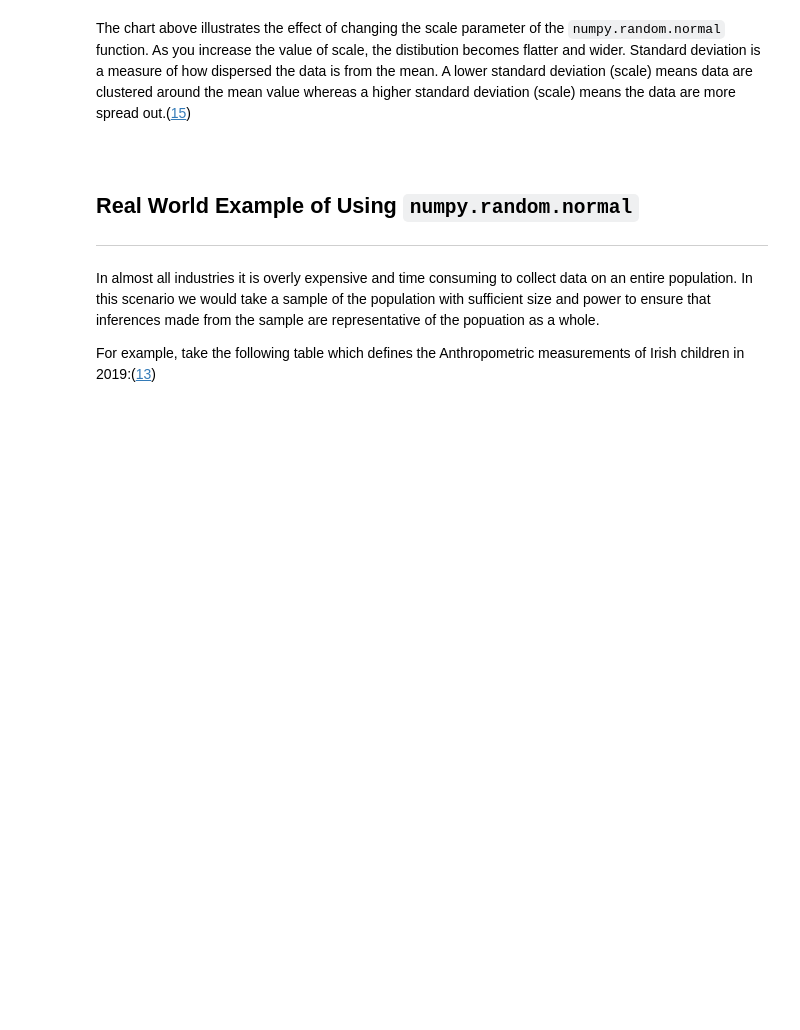
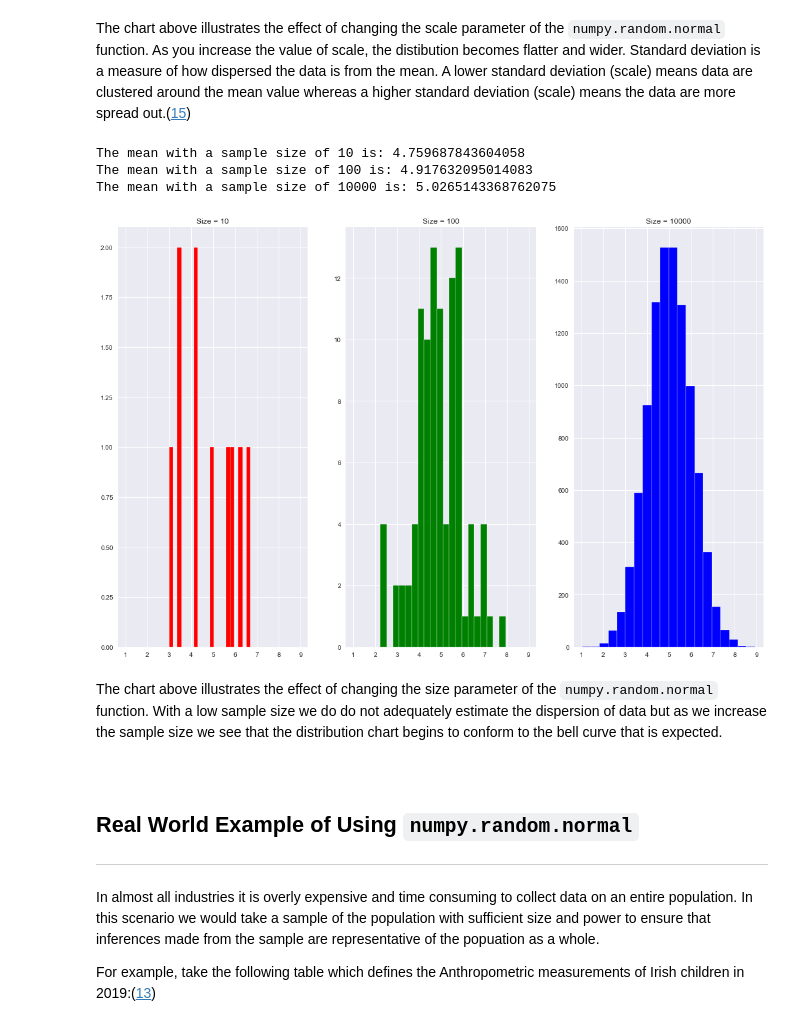
Before and after one commit to Sam-Tracey/numpy-random, a Jupyter notebook: numpy-random.ipynb, the cells around one changed output. Drawn from its saved outputs; the diff is of its cells as text; code cells hidden in the pictures; blank space fills up the shorter version.

Commit message:
Continued work on distributions

```diff
--- a/numpy-random.ipynb
+++ b/numpy-random.ipynb
@@ -602,5 +602,33 @@ plt.show()
 # %% [markdown]
 The chart above illustrates the effect of changing the scale parameter of the <code>numpy.random.normal</code> function. As you increase the value of scale, the distibution becomes flatter and wider. Standard deviation is a measure of how dispersed the data is from the mean. A lower standard deviation (scale) means data are clustered around the mean value whereas a higher standard deviation (scale) means the data are more spread out.([15](https://www.nlm.nih.gov/nichsr/stats_tutorial/section2/mod8_sd.html))
+# %%
+# Illustrating the impact of Size
+# Define 3 ndarrays with varying Sizes
+arr1 = np.random.normal(5, 1, 10)
+arr2 = np.random.normal(5, 1, 100)
+arr3 = np.random.normal(5, 1, 10000)
+
+
+fig, axs = plt.subplots(1, 3, sharex=True)
+
+axs[0].hist(arr1, bins=20, edgecolor='white', color='red')
+axs[0].title.set_text('Size = 10')
+axs[1].hist(arr2, bins=20, edgecolor='white', color='green')
+axs[1].title.set_text('Size = 100')
+axs[2].hist(arr3, bins=20, edgecolor='white', color='blue')
+axs[2].title.set_text('Size = 10000')
+
+
+print(f'The mean with a sample size of 10 is: {arr1.mean()}')
+print(f'The mean with a sample size of 100 is: {arr2.mean()}')
+print(f'The mean with a sample size of 10000 is: {arr3.mean()}')
+# %% [output]
+The mean with a sample size of 10 is: 4.759687843604058
+The mean with a sample size of 100 is: 4.917632095014083
+The mean with a sample size of 10000 is: 5.0265143368762075
+[figure, added]
+# %% [markdown]
+The chart above illustrates the effect of changing the size parameter of the <code>numpy.random.normal</code> function. With a low sample size we do do not adequately estimate the dispersion of data but as we increase the sample size we see that the distribution chart begins to conform to the bell curve that is expected.
 # %% [markdown]
 <br>
 
```
Also changed, not shown: parts of 41 cells of this notebook.
